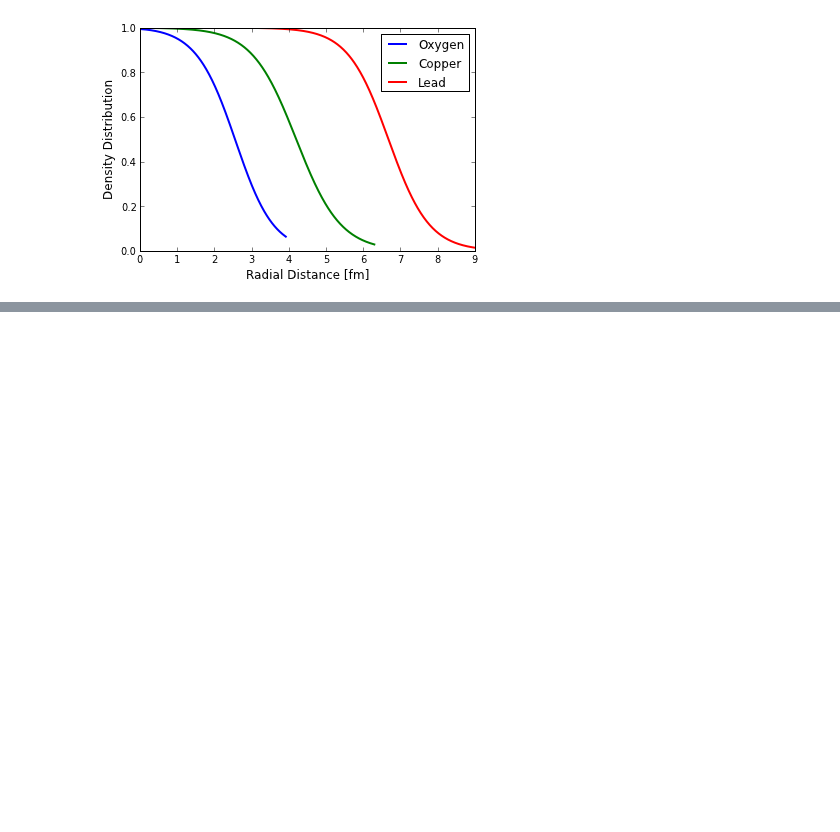
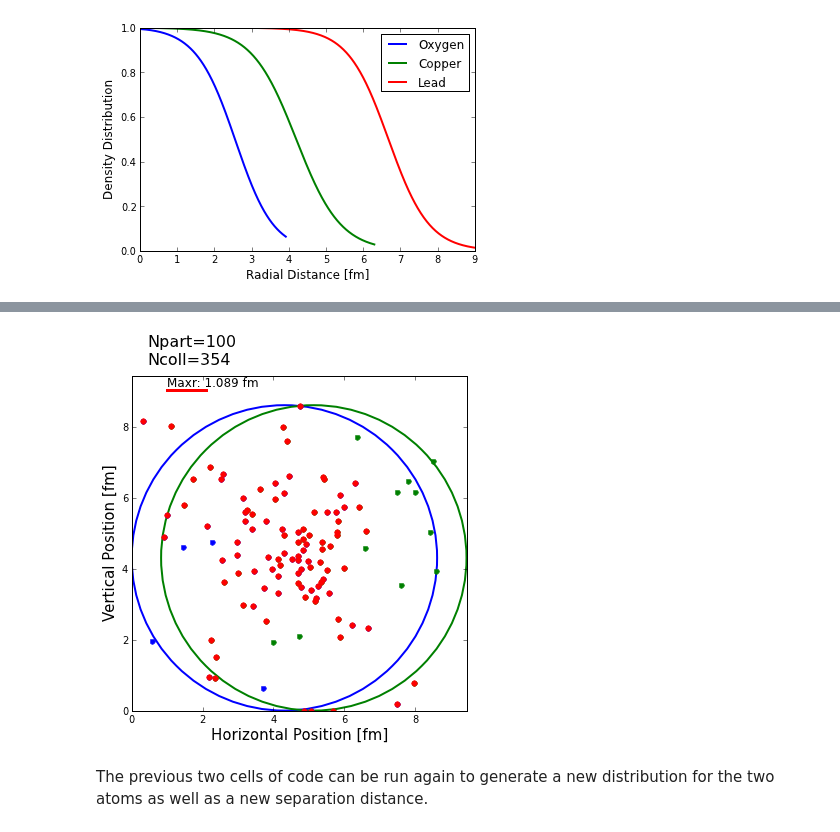
Before and after one commit to jdfreder/MCG, a Jupyter notebook: Project/NuclearInteractions.ipynb, the cells around one changed output, grey strips where cells are left out. Saved outputs shown, nothing was run; the diff lists cells and outputs as text; code cells hidden in the pictures; blank space fills up the shorter version.

```diff
--- a/Project/NuclearInteractions.ipynb
+++ b/Project/NuclearInteractions.ipynb
@@ -121,0 +197,29 @@ def distribute1D(x,prob,N):
+# %%
+#Plots both nuclei with their distributed nucleons.
+#The blue circle represents the first nucleus and the green circle represents the second.
+#Each blue dot is a nucleon from the first nucleus that didn't collide. Similarly, each green dot is a non-intereacting nucleon from the second particle.
+#Red dots represent interacting nucleons from both particles.
+#The red line annotated by Maxr represents the maximum distance for interacting particles (drawn to scale).
+
+N1=plt.Circle((Rni,Rni),Rni,color='b',fill=False,lw=2)
+N2=plt.Circle((Rni+b,Rni),Rni,color='g',fill=False,lw=2)
+fig = plt.gcf()
+ax = plt.gca()
+ax.plot(Rni+Nucleus1[:,0]*cos(Nucleus1[:,1]),Rni+Nucleus1[:,0]*sin(Nucleus1[:,1]),'b.',ms=10)
+ax.plot(Rni+b+Nucleus2[:,0]*cos(Nucleus2[:,1]),Rni+Nucleus2[:,0]*sin(Nucleus2[:,1]),'g.',ms=10)
+ax.plot(Rni+Colide1[:,0]*cos(Colide1[:,1]),Rni+Colide1[:,0]*sin(Colide1[:,1]),'r.',ms=11)
+ax.plot(Rni+b+Colide2[:,0]*cos(Colide2[:,1]),Rni+Colide2[:,0]*sin(Colide2[:,1]),'r.',ms=11)
+fig.gca().add_artist(N1)
+fig.gca().add_artist(N2)
+plot([1,Maxr+1],[2*Rni+.5*b,2*Rni+.5*b],color='r',ls='-',lw=3)
+ax.annotate('Npart='+str(Npart)+'\nNcoll='+str(Ncoll),xy=(1,0),xytext=(.5,2*Rni+b+.3),fontsize=16)
+ax.annotate('Maxr: '+str(Maxr)[:5]+' fm',xy=(0,2*Rni+.5*b),xytext=(1.,2*Rni+.1+.5*b),fontsize=12)
+xlim((0,2*Rni+b))
+ylim((0,2*Rni+b))
+xlabel('Horizontal Position [fm]',fontsize=15)
+ylabel('Vertical Position [fm]',fontsize=15)
+fig.set_size_inches(6,6)
+# %% [output]
+[figure, added]
+# %% [markdown]
+The previous two cells of code can be run again to generate a new distribution for the two atoms as well as a new separation distance.
```
Also changed, not shown: parts of 19 cells of this notebook.
